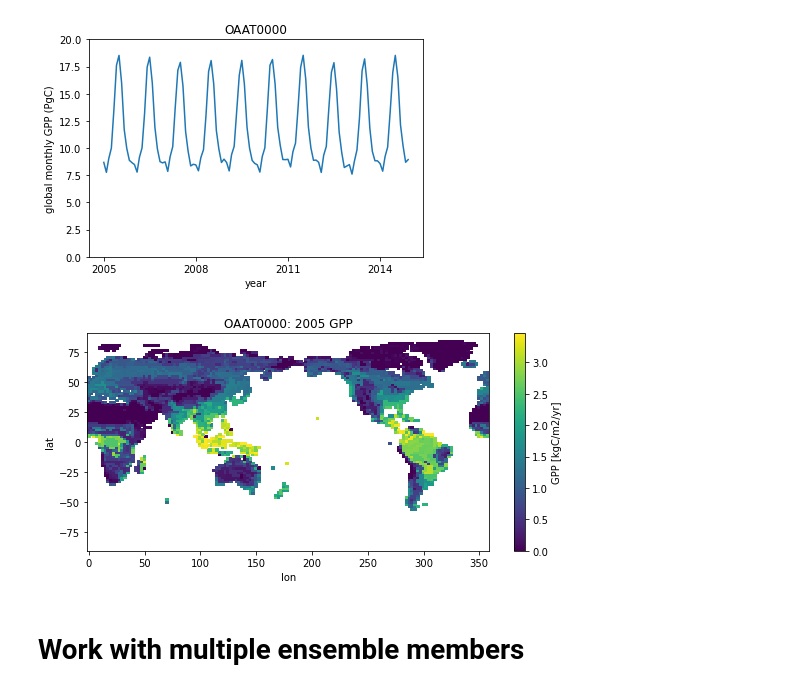
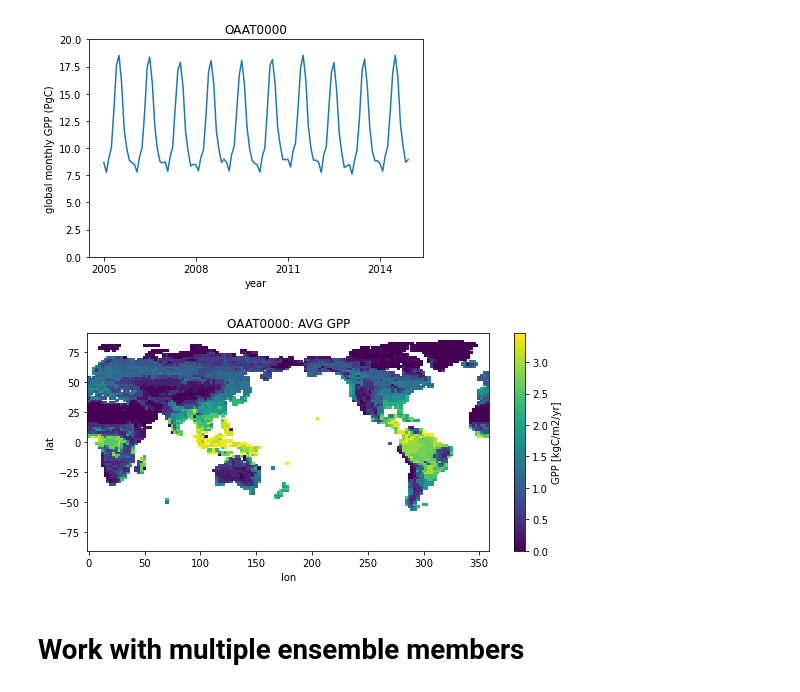
Before and after one commit to djk2120/CLM5PPE, a Jupyter notebook: pyth/CTL2010.ipynb, the cells around one changed output. Drawn from its saved outputs; the diff is of its cells as text; code cells hidden in the pictures.

```diff
--- a/pyth/CTL2010.ipynb
+++ b/pyth/CTL2010.ipynb
@@ -96,14 +109,3 @@ def month_wts(nyears):
 ### get the list of available members/files
 - there were some model crashes
 - therefore these are not necessarily sequential
-# %%
-histdir='/glade/scratch/djk2120/PPEn08/CTL2010/hist/'
-tape='h0'
-members=[]
-files=[]
-for i in np.arange(400):
-    member='OAAT'+str(i).zfill(4)
-    file=glob.glob(histdir+'*'+member+'*'+tape+'*.nc')
-    if len(file)>0:
-        members.append(member)
-        files.append(file[0])
@@ -130,20 +163,19 @@ plt.title(members[0]);
 # %% [output]
 [figure]
 # %%
-#calc 2005 gpp
-ixt=ds['time.year']==2005
-gpp2005 = 24*60*60/1000*(month_wts(1)*ds.GPP.isel(time=ixt)).sum(dim='time')
+#calc avg gpp
+gpp = 24*60*60/1000*(month_wts(10)*ds.GPP).groupby('time.year').sum().mean(dim='year')
 #set up some stuff for plotting
-gpp2005.name='GPP'
-gpp2005.attrs={'units':'kgC/m2/yr'}
+gpp.name='GPP'
+gpp.attrs={'units':'kgC/m2/yr'}
 #regrid to lat/lon
-gpp2005_map = get_map(gpp2005)
+gpp_map = get_map(gpp)
 
 #plot
 plt.figure(figsize=[9,4])
-gpp2005_map.plot()
-plt.title(members[0]+': 2005 GPP');
+gpp_map.plot()
+plt.title(members[0]+': AVG GPP');
 # %% [output]
-[figure, old version]
+[figure, new version]
 # %% [markdown]
 # Work with multiple ensemble members
```
Also changed, not shown: parts of 63 cells of this notebook.
